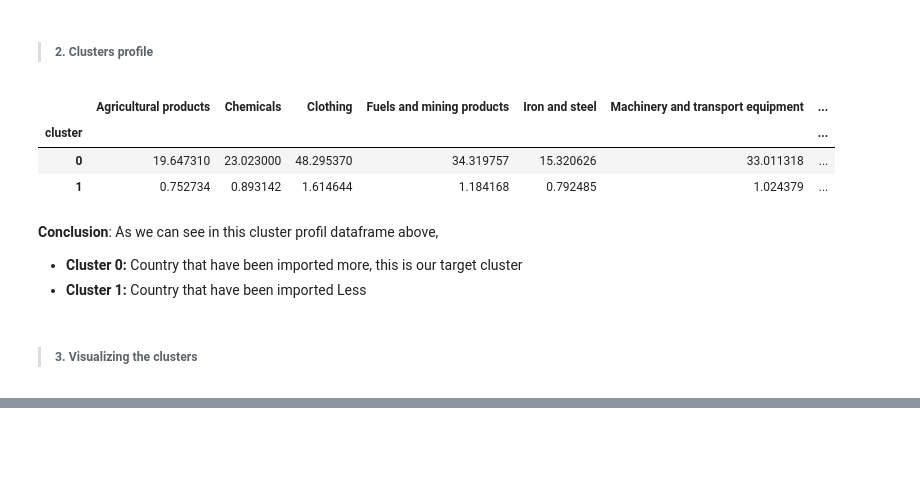
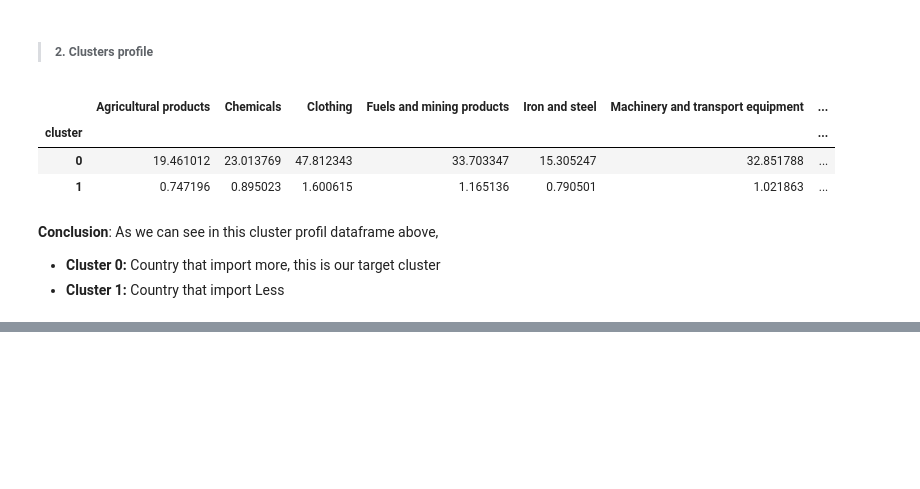
Before and after one commit to kesnel/ayiti-analytics-capstone-project, a Jupyter notebook: EDA.ipynb, the cells around one changed output, grey strips where cells are left out. Drawn from its saved outputs; the diff is of its cells as text; code cells hidden in the pictures; blank space fills up the shorter version.

```diff
--- a/EDA.ipynb
+++ b/EDA.ipynb
@@ -532,8 +731,3 @@ from sklearn.preprocessing import StandardScaler as ss, MinMaxScaler, RobustScal
 # %%
 # Creating object for the MinMaxScaler function
-scala = RobustScaler()
+scaler = RobustScaler().fit(X)
-# %%
-scala.fit_transform(X)
-
-scaled_array = scala.transform(X)
-scaled_array
@@ -553,0 +734,4 @@ array([[-1.62385162e-01, -1.77650253e-01, -1.92443599e-01, ...,
+# %%
+# Transform the data
+scaled_array = scaler.transform(X)
+print(scaled_array)
@@ -723,6 +871,8 @@ array([[143558.66666667, 188076.86666667,  44608.66666667,
 # %%
 # Add more variables to the Dataset before visualization
 X_model['countries'] = countries
+X_model['latitude'] = latitude
+X_model['longitude'] = longitude
 X_model['cluster'] = kmean_clusters
 # %%
 # Display the final dataframe
@@ -740,20 +890,18 @@ display(X_model.shape)
 >##### 2. Clusters profile
 # %%
 # Choose which cluster can be use as our target
-cluster_profil = X_model.groupby('cluster').mean()
+cluster_profil = X_model.drop(columns=['latitude','longitude'], axis=1).groupby('cluster').mean()
 cluster_profil['Observation']=X_model.cluster.value_counts().sort_index()
 cluster_profil
 # %% [output]
 |  | Agricultural products | Chemicals | Clothing | Fuels and mining products | Iron and steel | Machinery and transport equipment | ... |
 | cluster |  |  |  |  |  |  | ... |
-| 0 | 19.647310 | 23.023000 | 48.295370 | 34.319757 | 15.320626 | 33.011318 | ... |
-| 1 | 0.752734 | 0.893142 | 1.614644 | 1.184168 | 0.792485 | 1.024379 | ... |
+| 0 | 19.461012 | 23.013769 | 47.812343 | 33.703347 | 15.305247 | 32.851788 | ... |
+| 1 | 0.747196 | 0.895023 | 1.600615 | 1.165136 | 0.790501 | 1.021863 | ... |
 # %% [markdown]
 **Conclusion**: As we can see in this cluster profil dataframe above,
 
 <ul>
-    <li> <strong>Cluster 0:</strong> Country that have been imported more, this is our target cluster </li>
-    <li> <strong>Cluster 1:</strong> Country that have been imported Less </li>
+    <li> <strong>Cluster 0:</strong> Country that import more, this is our target cluster </li>
+    <li> <strong>Cluster 1:</strong> Country that import Less </li>
 </ul>
-# %% [markdown]
->##### 3. Visualizing the clusters
```
Also changed, not shown: parts of 85 cells of this notebook.
